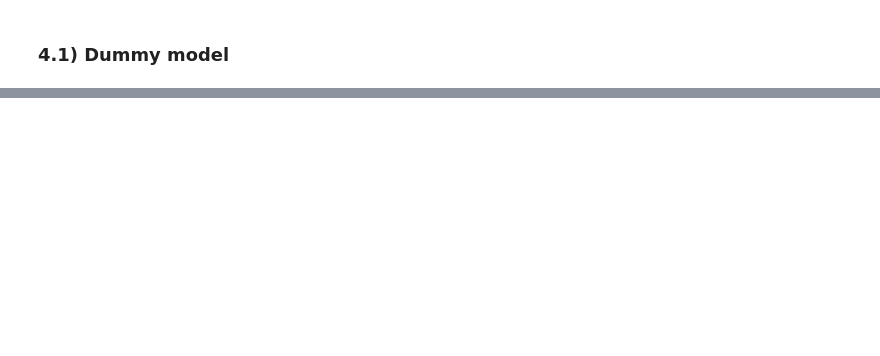
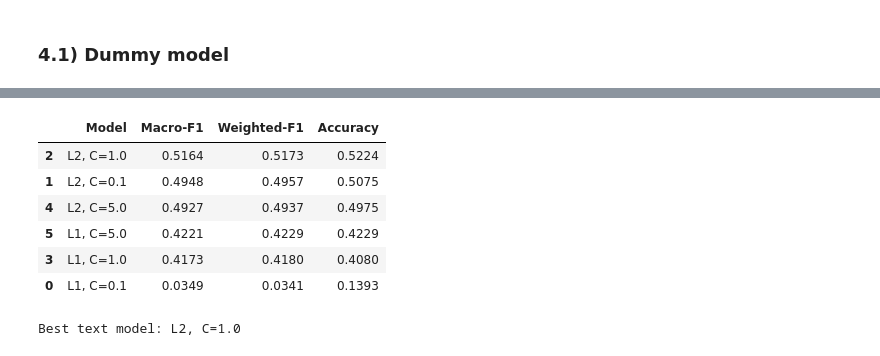
Before and after one commit to jempio/cog403-final-project, a Jupyter notebook: COG403_Project_Code.ipynb, the cells around one changed output, grey strips where cells are left out. Cells and saved outputs as stored; diff of their text form; code cells hidden in the pictures; blank space fills up the shorter version.

```diff
--- a/COG403_Project_Code.ipynb
+++ b/COG403_Project_Code.ipynb
@@ -234,11 +297,0 @@ text_predictions = text.predict(X_test_tfidf)
-# %%
-X_train_app_sparse = csr_matrix(X_train_app_scaled)
-X_test_app_sparse = csr_matrix(X_test_app_scaled)
-
-X_train_fused = hstack([X_train_tfidf, X_train_app_sparse], format="csr")
-X_test_fused = hstack([X_test_tfidf, X_test_app_sparse], format="csr")
-
-fused = LogisticRegression(penalty='l1', solver='saga', C=0.1)
-
-fused.fit(X_train_fused, y_train)
-fused_prediction = fused.predict(X_test_fused)
@@ -244,0 +302,40 @@ fused_prediction = fused.predict(X_test_fused)
+# %%
+# Convert text into TF-IDF features
+tfidf = TfidfVectorizer(
+    lowercase=True,
+    stop_words="english",
+    ngram_range=(1, 2),
+    min_df=2,
+    max_df=0.95,
+)
+
+text_configs = [
+    {"name": "L1, C=0.1", "penalty": "l1", "solver": "saga", "C": 0.1},
+    {"name": "L2, C=0.1", "penalty": "l2", "solver": "saga", "C": 0.1},
+    {"name": "L2, C=1.0", "penalty": "l2", "solver": "saga", "C": 1.0},
+    {"name": "L1, C=1.0", "penalty": "l1", "solver": "saga", "C": 1.0},
+    {"name": "L2, C=5.0", "penalty": "l2", "solver": "saga", "C": 5.0},
+    {"name": "L1, C=5.0", "penalty": "l1", "solver": "saga", "C": 5.0},
+]
+
+X_train_tfidf = tfidf.fit_transform(X_train_text)
+X_test_tfidf = tfidf.transform(X_test_text)
+
+text_results_df, text_preds_dict = compare_text_models(X_train_tfidf, y_train, X_test_tfidf, y_test, text_configs, random_state=RANDOM_STATE)
+
+display(text_results_df)
+# %% [output]
+|  | Model | Macro-F1 | Weighted-F1 | Accuracy |
+| 2 | L2, C=1.0 | 0.5164 | 0.5173 | 0.5224 |
+| 1 | L2, C=0.1 | 0.4948 | 0.4957 | 0.5075 |
+| 4 | L2, C=5.0 | 0.4927 | 0.4937 | 0.4975 |
+| 5 | L1, C=5.0 | 0.4221 | 0.4229 | 0.4229 |
+| 3 | L1, C=1.0 | 0.4173 | 0.4180 | 0.4080 |
+| 0 | L1, C=0.1 | 0.0349 | 0.0341 | 0.1393 |
+# %%
+best_model_name = text_results_df.iloc[0]["Model"]
+text_predictions = text_preds_dict[best_model_name]
+
+print("Best text model:", best_model_name)
+# %% [output]
+Best text model: L2, C=1.0
```
Also changed, not shown: parts of 20 cells of this notebook.
